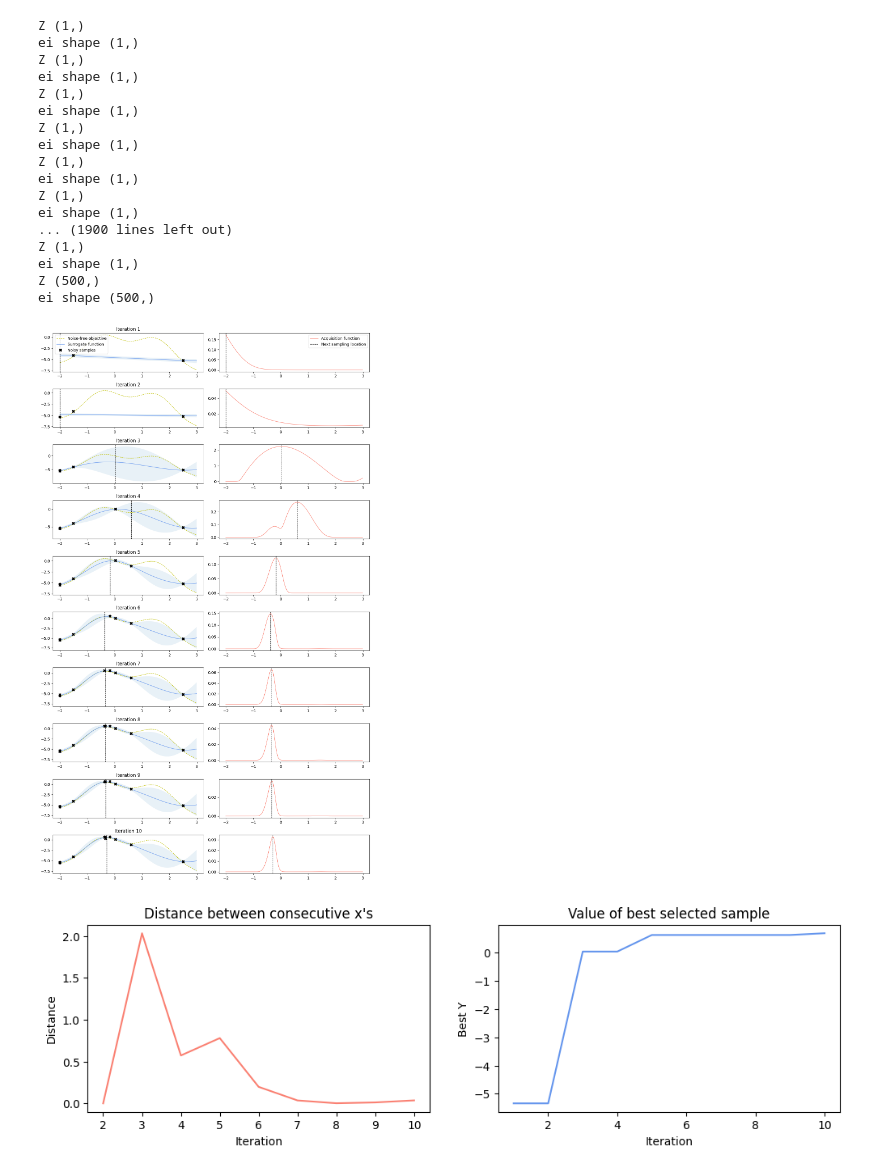
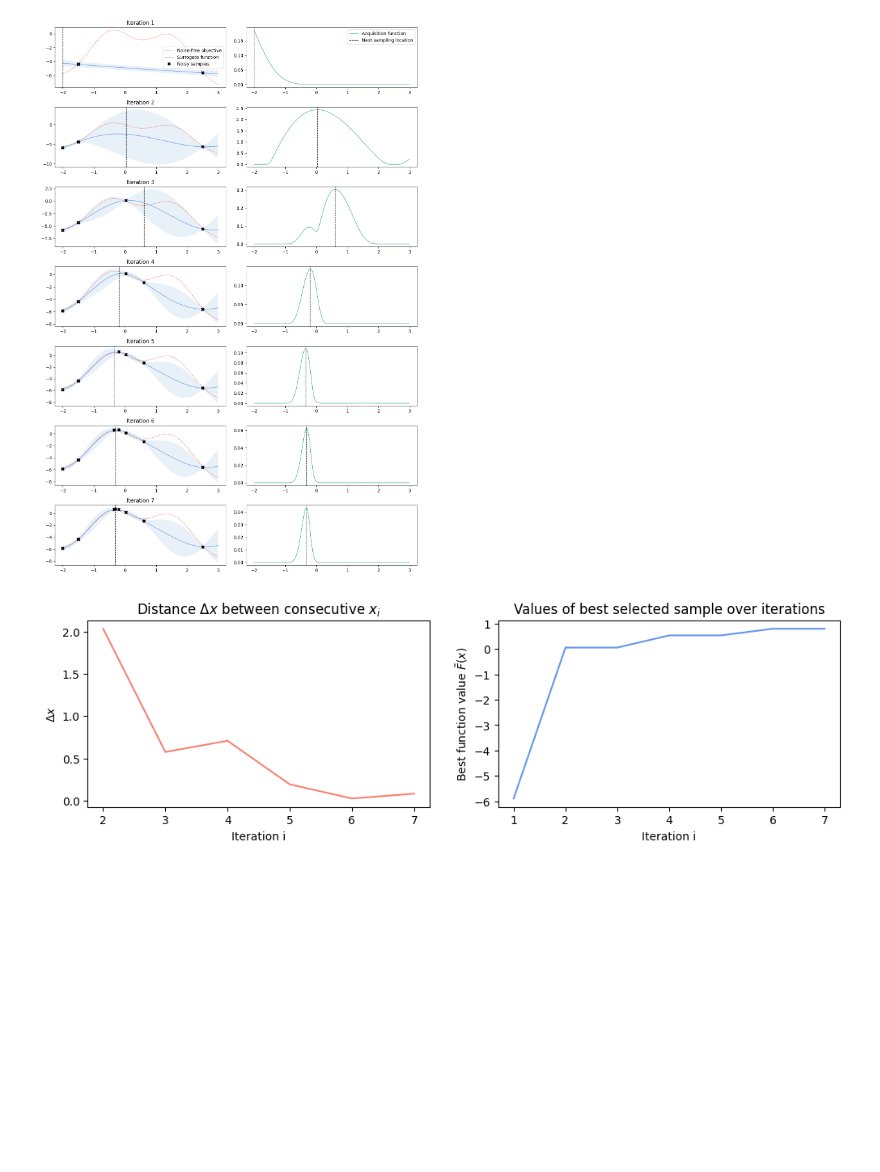
Before and after one commit to probabilis/bs_ml, a Jupyter notebook: from_scratch/bayesian_optimization_from_scratch.ipynb, the cells around one changed output. Cells and saved outputs as stored; diff of their text form; code cells hidden in the pictures; blank space fills up the shorter version.

```diff
--- a/from_scratch/bayesian_optimization_from_scratch.ipynb
+++ b/from_scratch/bayesian_optimization_from_scratch.ipynb
@@ -45,7 +49,7 @@ def plot_approximation(gpr, X, Y, X_sample, Y_sample, X_next=None, show_legend=F
                      mu.ravel() + 1.96 * std,
                      mu.ravel() - 1.96 * std,
                      alpha=0.1)
-    plt.plot(X, Y, 'y--', lw=1, label='Noise-free objective')
+    plt.plot(X, Y, color = "salmon", ls = '--', lw=1, label='Noise-free objective')
     plt.plot(X, mu, color = 'cornflowerblue', lw=1, label='Surrogate function')
     plt.plot(X_sample, Y_sample, 'kx', mew=3, label='Noisy samples')
     if X_next:
@@ -54,7 +58,7 @@ def plot_approximation(gpr, X, Y, X_sample, Y_sample, X_next=None, show_legend=F
         plt.legend()
 
 def plot_acquisition(X, Y, X_next, show_legend=False):
-    plt.plot(X, Y, color = 'salmon', lw=1, label='Acquisition function')
+    plt.plot(X, Y, color = 'mediumseagreen', lw=1, label='Acquisition function')
     plt.axvline(x=X_next, ls='--', c='k', lw=1, label='Next sampling location')
     if show_legend:
         plt.legend()
@@ -71,15 +75,15 @@ def plot_convergence(X_sample, Y_sample, n_init=2):
 
     plt.subplot(1, 2, 1)
     plt.plot(r[1:], x_neighbor_dist, color = "salmon")
-    plt.xlabel('Iteration')
-    plt.ylabel('Distance')
-    plt.title('Distance between consecutive x\'s')
+    plt.xlabel('Iteration i')
+    plt.ylabel('$\Delta x$')
+    plt.title('Distance $\Delta x$ between consecutive $x_i$')
 
     plt.subplot(1, 2, 2)
     plt.plot(r, y_max_watermark, color = 'cornflowerblue')
-    plt.xlabel('Iteration')
-    plt.ylabel('Best Y')
-    plt.title('Value of best selected sample')
+    plt.xlabel('Iteration i')
+    plt.ylabel('Best function value $\\tilde{F}(x)$')
+    plt.title('Values of best selected sample over iterations')
 # %%
 def expected_improvement(X, X_sample, Y_sample, gpr, kappa = 0.01):
     '''
@@ -105,10 +109,6 @@ def expected_improvement(X, X_sample, Y_sample, gpr, kappa = 0.01):
     mu, sigma = gpr.predict(X, return_std=True)
     #fitting the sample domain to a Gaussian process
     mu_sample = gpr.predict(X_sample)
-
-    sigma = sigma#.reshape(-1, 1)
-    #print('shape sigma: ', sigma.shape)
-    #print(sigma)
     # Needed for noise-based model, otherwise one can use np.max(Y_sample)
     mu_sample_opt = np.max(mu_sample)
 
@@ -116,15 +116,9 @@ def expected_improvement(X, X_sample, Y_sample, gpr, kappa = 0.01):
     with np.errstate(divide='warn'):
         imp = mu - mu_sample_opt - kappa
         Z = imp / sigma
-        print("Z", Z.shape)
         #using the cumulative distribution function (CDF) and probability density function (PDF) of a normal distribution
         ei = imp * norm.cdf(Z) + sigma * norm.pdf(Z)
-
-        #for i, value in enumerate(sigma[:]):
-        #    if value == 0:
-        #        ei[i] = 0
-        print('ei shape', ei.shape)
-        #print(ei)
+        #ei at sigma = 0 is zero
         ei[sigma == 0.0] = 0.0
 
     return ei
@@ -180,58 +174,41 @@ X_sample = X_init
 Y_sample = Y_init
 
 #Number of iterations which have to be made
-n_iter = 10
+n_iter = 7
 
-plt.figure(figsize=(12, n_iter * 2))
+plt.figure(figsize=(12, n_iter * 2.5))
 plt.subplots_adjust(hspace=0.4)
 
 for i in range(n_iter):
     #Step 1 : updating the Gaussian process with existing samples
     gpr.fit(X_sample, Y_sample)
 
     #Step 2 : obtaining the next Sampling Point from the acquisition function (expected_improvement) = (EI)
     X_next = propose_next_sampling_point(expected_improvement, X_sample, Y_sample, gpr, bounds)
 
     #Step 3 : obtaining the next noisy sample from the objective function
     Y_next = f(X_next, noise)
 
     #Plot the sample points, surrogate function, noise-free objective and next sampling location
     plt.subplot(n_iter, 2, 2 * i + 1)
     plot_approximation(gpr, X, Y, X_sample, Y_sample, X_next, show_legend=i==0)
     plt.title(f'Iteration {i+1}', fontsize = 12)
     #calculating the current expected improvement (EI) for plotting
     ei_ = expected_improvement(X, X_sample, Y_sample, gpr)#[:][-1]
     #plotting acquisition function
     plt.subplot(n_iter, 2, 2 * i + 2)
     plot_acquisition(X, ei_, X_next, show_legend=i==0)
 
     #Step 5 : Add sample to previous samples
     X_sample = np.vstack((X_sample, X_next))
     Y_sample = np.vstack((Y_sample, Y_next))
 
 #fig.suptitle(f"Bayesian optimization of scalar objetive function $F(x)$ over {n_iter} iterations with Gaussian Prior")
 plt.tight_layout()
 plt.savefig("bayesian_optimization_from_scratch_iterations.png", dpi = 300)
 # %% [output]
-Z (1,)
-ei shape (1,)
-Z (1,)
-ei shape (1,)
-Z (1,)
-ei shape (1,)
-Z (1,)
-ei shape (1,)
-Z (1,)
-ei shape (1,)
-Z (1,)
-ei shape (1,)
-... (1900 lines left out)
-Z (1,)
-ei shape (1,)
-Z (500,)
-ei shape (500,)
-[figure, old version]
+[figure, new version]
 # %%
 plot_convergence(X_sample, Y_sample)
 # %% [output]
-[figure, old version]
+[figure, new version]
```
Also changed, not shown: parts of 1 cell of this notebook, 2 other files.
